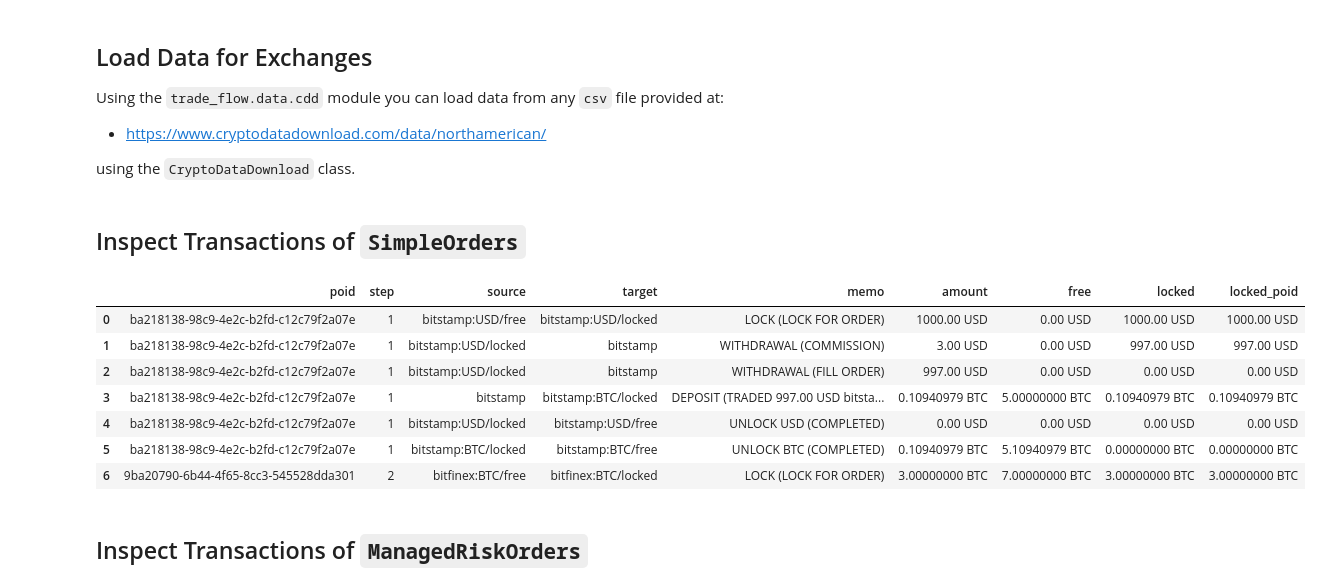
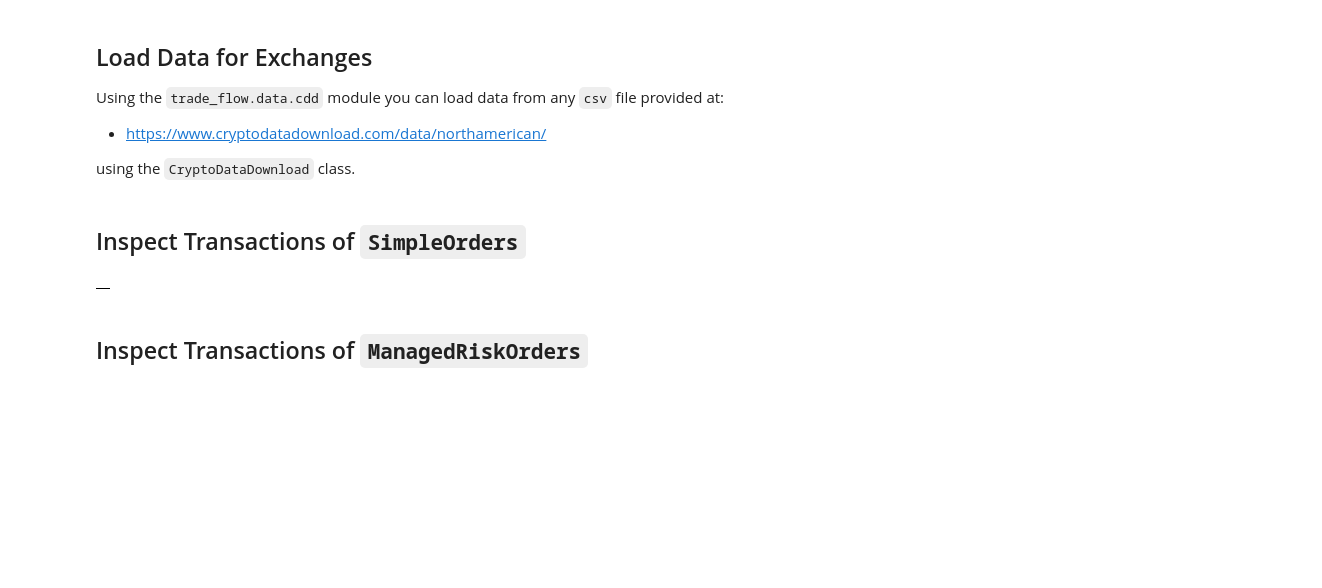
Before and after one commit to fortesenselabs/trade_flow, a Jupyter notebook: examples/notebooks/ledger_example.ipynb, the cells around one changed output. Cells and saved outputs as stored; diff of their text form; code cells hidden in the pictures; blank space fills up the shorter version.

```diff
--- a/examples/ledger_example.ipynb
+++ b/examples/notebooks/ledger_example.ipynb
@@ -44,42 +42,35 @@ bitstamp = Exchange("bitstamp", service=execute_order)(
 
 portfolio = Portfolio(USD, [
     Wallet(bitfinex, 10000 * USD),
     Wallet(bitfinex, 10 * BTC),
     Wallet(bitfinex, 5 * ETH),
     Wallet(bitstamp, 1000 * USD),
     Wallet(bitstamp, 5 * BTC),
     Wallet(bitstamp, 20 * ETH),
     Wallet(bitstamp, 3 * LTC)
 ])
 
 feed = DataFeed([
     Stream.source(list(bitstamp_eth['volume'][-100:]), dtype="float").rename("volume:/USD-ETH"),
     Stream.source(list(bitstamp_ltc['volume'][-100:]), dtype="float").rename("volume:/USD-LTC")
 ])
 
 env = default.create(
     portfolio=portfolio,
     action_scheme=default.actions.SimpleOrders(),
     reward_scheme=default.rewards.SimpleProfit(),
     feed=feed
 )
 
 done = False
 obs = env.reset()
 while not done:
     action = env.action_space.sample()
-    obs, reward, done, info = env.step(action)
+    obs, reward, done, truncated, info = env.step(action)
 
 portfolio.ledger.as_frame().head(7)
 # %% [output]
-|  | poid | step | source | target | memo | amount | free | locked | locked_poid |
-| 0 | ba218138-98c9-4e2c-b2fd-c12c79f2a07e | 1 | bitstamp:USD/free | bitstamp:USD/locked | LOCK (LOCK FOR ORDER) | 1000.00 USD | 0.00 USD | 1000.00 USD | 1000.00 USD |
-| 1 | ba218138-98c9-4e2c-b2fd-c12c79f2a07e | 1 | bitstamp:USD/locked | bitstamp | WITHDRAWAL (COMMISSION) | 3.00 USD | 0.00 USD | 997.00 USD | 997.00 USD |
-| 2 | ba218138-98c9-4e2c-b2fd-c12c79f2a07e | 1 | bitstamp:USD/locked | bitstamp | WITHDRAWAL (FILL ORDER) | 997.00 USD | 0.00 USD | 0.00 USD | 0.00 USD |
-| 3 | ba218138-98c9-4e2c-b2fd-c12c79f2a07e | 1 | bitstamp | bitstamp:BTC/locked | DEPOSIT (TRADED 997.00 USD bitsta... | 0.10940979 BTC | 5.00000000 BTC | 0.10940979 BTC | 0.10940979 BTC |
-| 4 | ba218138-98c9-4e2c-b2fd-c12c79f2a07e | 1 | bitstamp:USD/locked | bitstamp:USD/free | UNLOCK USD (COMPLETED) | 0.00 USD | 0.00 USD | 0.00 USD | 0.00 USD |
-| 5 | ba218138-98c9-4e2c-b2fd-c12c79f2a07e | 1 | bitstamp:BTC/locked | bitstamp:BTC/free | UNLOCK BTC (COMPLETED) | 0.10940979 BTC | 5.10940979 BTC | 0.00000000 BTC | 0.00000000 BTC |
-| 6 | 9ba20790-6b44-4f65-8cc3-545528dda301 | 2 | bitfinex:BTC/free | bitfinex:BTC/locked | LOCK (LOCK FOR ORDER) | 3.00000000 BTC | 7.00000000 BTC | 3.00000000 BTC | 3.00000000 BTC |
+|  |
 # %% [markdown]
 ## Inspect Transactions of `ManagedRiskOrders`
 # %%
```
Also changed, not shown: parts of 2 cells of this notebook, 6 other files.
